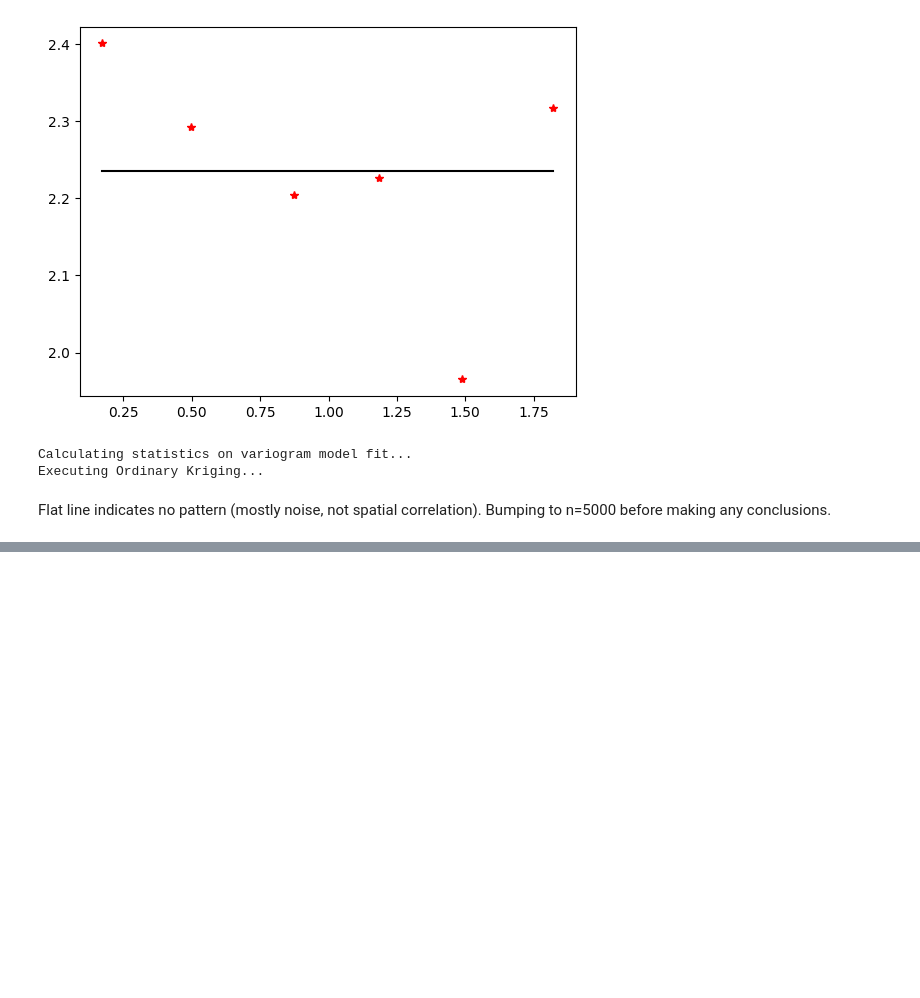
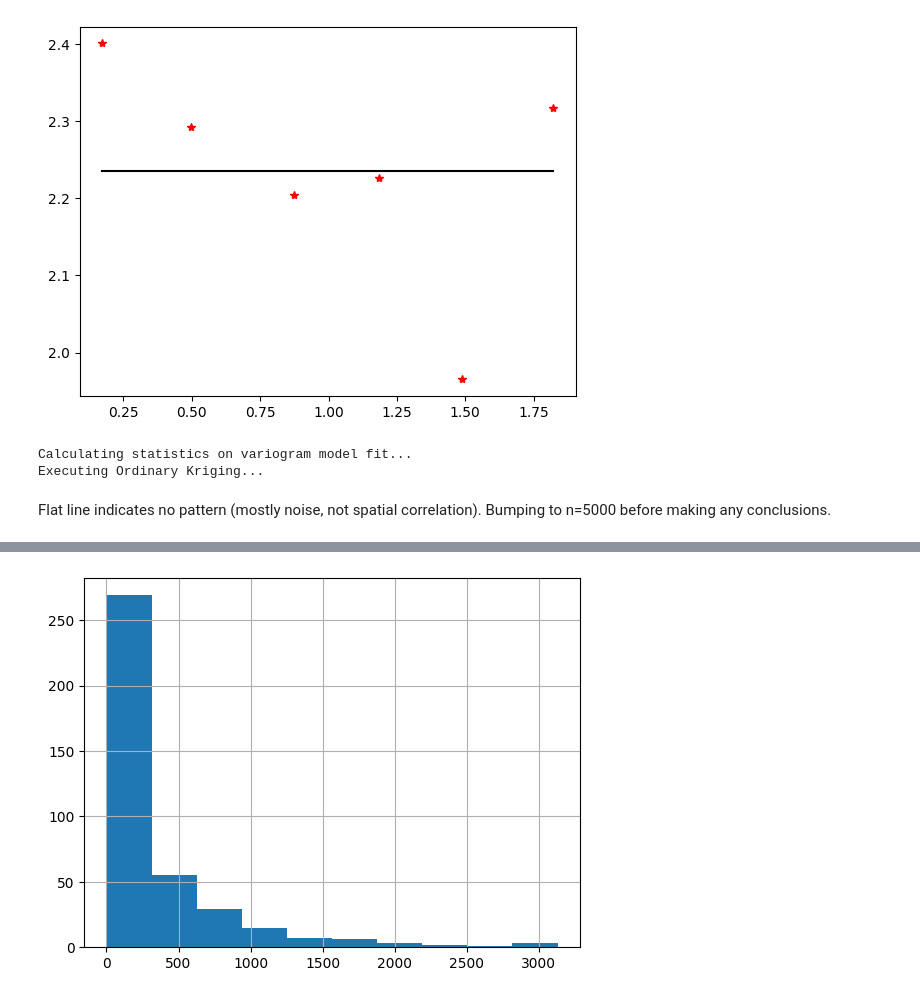
Before and after one commit to kennethgu/stats305c-project, a Jupyter notebook: milestone3/replication.ipynb, the cells around one changed output, grey strips where cells are left out. Cells and saved outputs as stored; diff of their text form; code cells hidden in the pictures; blank space fills up the shorter version.

```diff
--- a/milestone3/replication.ipynb
+++ b/milestone3/replication.ipynb
@@ -318,0 +318,8 @@ Verdict: Donation *amount* is not exhibiting spatial structure. Considering *cou
+# %%
+# counts of donations per zip
+
+norcal_sample_positive = norcal_sample[norcal_sample['TRANSACTION_AMT'] >= 1]
+counts = norcal_sample_positive.value_counts(['LAT', 'LON'])
+
+counts = counts.to_frame().reset_index()
+counts.head()
@@ -318,0 +333,6 @@ Verdict: Donation *amount* is not exhibiting spatial structure. Considering *cou
+# %%
+# distribution of counts -> log transform
+counts['count'].hist()
+counts['log_count'] = np.log(counts['count'])
+# %% [output]
+[figure, added]
```
Also changed, not shown: parts of 16 cells of this notebook.
